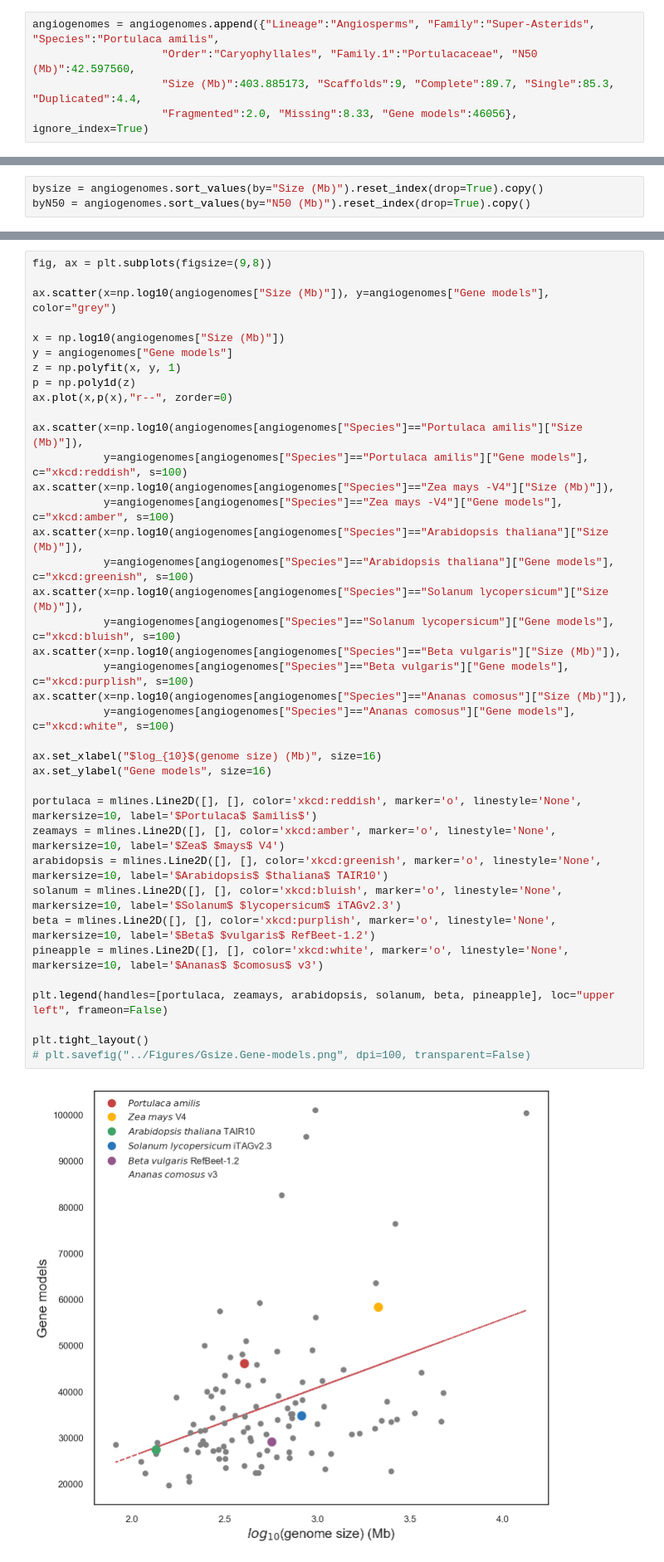
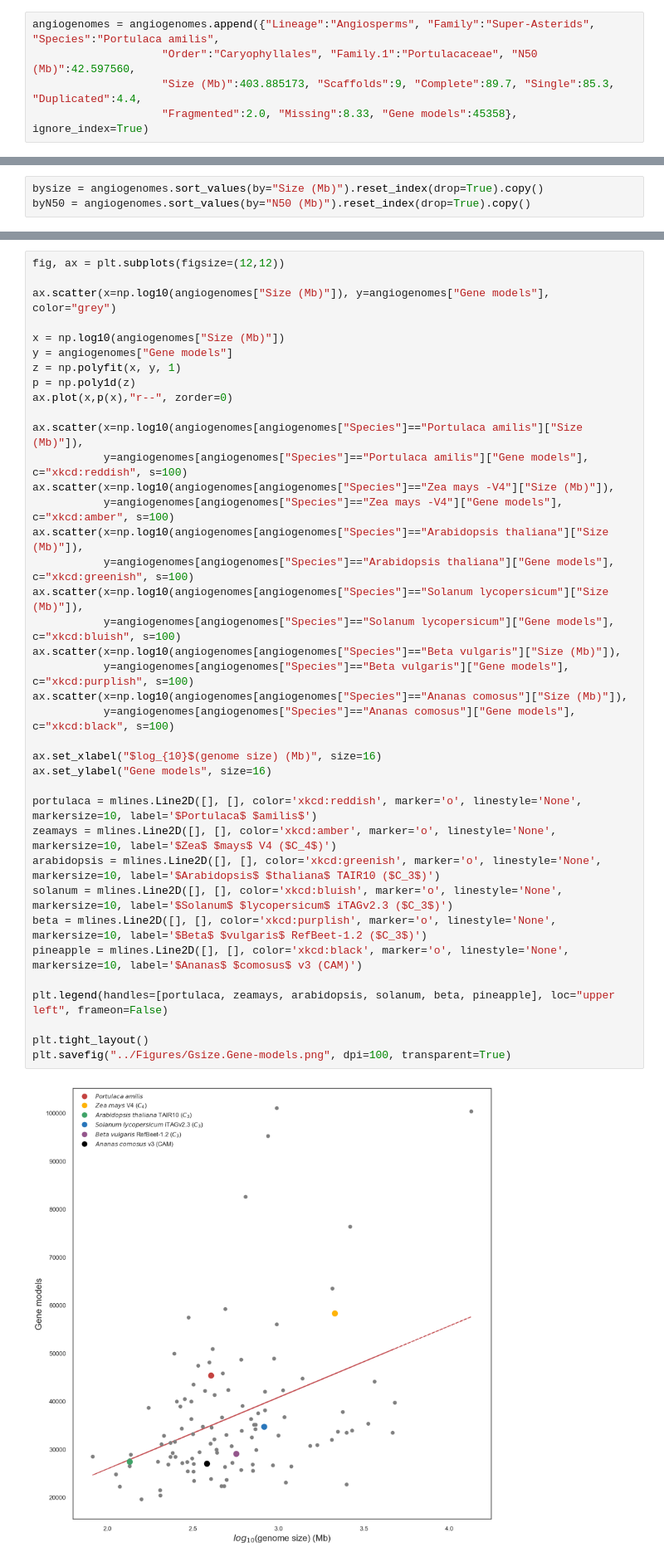
Before and after one commit to Yale-EEB723/finalproject, a Jupyter notebook: Notebooks/Genome_statistics.ipynb, the cells around one changed output, grey strips where cells are left out. Shown at 83% size. Drawn from its saved outputs; the diff is of its cells as text.

Commit message:
reformat genes-genome plot

```diff
--- a/Notebooks/Genome_statistics.ipynb
+++ b/Notebooks/Genome_statistics.ipynb
@@ -59,7 +62,7 @@ Now I'll add the data I have for _Portulaca amilis_.
 angiogenomes = angiogenomes.append({"Lineage":"Angiosperms", "Family":"Super-Asterids", "Species":"Portulaca amilis",
                     "Order":"Caryophyllales", "Family.1":"Portulacaceae", "N50 (Mb)":42.597560,
                     "Size (Mb)":403.885173, "Scaffolds":9, "Complete":89.7, "Single":85.3, "Duplicated":4.4,
-                    "Fragmented":2.0, "Missing":8.33, "Gene models":46056}, ignore_index=True)
+                    "Fragmented":2.0, "Missing":8.33, "Gene models":45358}, ignore_index=True)
 # %% [markdown]
 And we can look at the correlation among our numerical features.
 # %%
@@ -139,45 +142,45 @@ plt.tight_layout()
 # %% [output]
 [figure]
 # %%
-fig, ax = plt.subplots(figsize=(9,8))
+fig, ax = plt.subplots(figsize=(12,12))
 
 ax.scatter(x=np.log10(angiogenomes["Size (Mb)"]), y=angiogenomes["Gene models"], color="grey")
 
 x = np.log10(angiogenomes["Size (Mb)"])
 y = angiogenomes["Gene models"]
 z = np.polyfit(x, y, 1)
 p = np.poly1d(z)
 ax.plot(x,p(x),"r--", zorder=0)
 
 ax.scatter(x=np.log10(angiogenomes[angiogenomes["Species"]=="Portulaca amilis"]["Size (Mb)"]),
            y=angiogenomes[angiogenomes["Species"]=="Portulaca amilis"]["Gene models"], c="xkcd:reddish", s=100)
 ax.scatter(x=np.log10(angiogenomes[angiogenomes["Species"]=="Zea mays -V4"]["Size (Mb)"]),
            y=angiogenomes[angiogenomes["Species"]=="Zea mays -V4"]["Gene models"], c="xkcd:amber", s=100)
 ax.scatter(x=np.log10(angiogenomes[angiogenomes["Species"]=="Arabidopsis thaliana"]["Size (Mb)"]),
            y=angiogenomes[angiogenomes["Species"]=="Arabidopsis thaliana"]["Gene models"], c="xkcd:greenish", s=100)
 ax.scatter(x=np.log10(angiogenomes[angiogenomes["Species"]=="Solanum lycopersicum"]["Size (Mb)"]),
            y=angiogenomes[angiogenomes["Species"]=="Solanum lycopersicum"]["Gene models"], c="xkcd:bluish", s=100)
 ax.scatter(x=np.log10(angiogenomes[angiogenomes["Species"]=="Beta vulgaris"]["Size (Mb)"]),
            y=angiogenomes[angiogenomes["Species"]=="Beta vulgaris"]["Gene models"], c="xkcd:purplish", s=100)
 ax.scatter(x=np.log10(angiogenomes[angiogenomes["Species"]=="Ananas comosus"]["Size (Mb)"]),
-           y=angiogenomes[angiogenomes["Species"]=="Ananas comosus"]["Gene models"], c="xkcd:white", s=100)
+           y=angiogenomes[angiogenomes["Species"]=="Ananas comosus"]["Gene models"], c="xkcd:black", s=100)
 
 ax.set_xlabel("$log_{10}$(genome size) (Mb)", size=16)
 ax.set_ylabel("Gene models", size=16)
 
 portulaca = mlines.Line2D([], [], color='xkcd:reddish', marker='o', linestyle='None', markersize=10, label='$Portulaca$ $amilis$')
-zeamays = mlines.Line2D([], [], color='xkcd:amber', marker='o', linestyle='None', markersize=10, label='$Zea$ $mays$ V4')
-arabidopsis = mlines.Line2D([], [], color='xkcd:greenish', marker='o', linestyle='None', markersize=10, label='$Arabidopsis$ $thaliana$ TAIR10')
-solanum = mlines.Line2D([], [], color='xkcd:bluish', marker='o', linestyle='None', markersize=10, label='$Solanum$ $lycopersicum$ iTAGv2.3')
-beta = mlines.Line2D([], [], color='xkcd:purplish', marker='o', linestyle='None', markersize=10, label='$Beta$ $vulgaris$ RefBeet-1.2')
-pineapple = mlines.Line2D([], [], color='xkcd:white', marker='o', linestyle='None', markersize=10, label='$Ananas$ $comosus$ v3')
+zeamays = mlines.Line2D([], [], color='xkcd:amber', marker='o', linestyle='None', markersize=10, label='$Zea$ $mays$ V4 ($C_4$)')
+arabidopsis = mlines.Line2D([], [], color='xkcd:greenish', marker='o', linestyle='None', markersize=10, label='$Arabidopsis$ $thaliana$ TAIR10 ($C_3$)')
+solanum = mlines.Line2D([], [], color='xkcd:bluish', marker='o', linestyle='None', markersize=10, label='$Solanum$ $lycopersicum$ iTAGv2.3 ($C_3$)')
+beta = mlines.Line2D([], [], color='xkcd:purplish', marker='o', linestyle='None', markersize=10, label='$Beta$ $vulgaris$ RefBeet-1.2 ($C_3$)')
+pineapple = mlines.Line2D([], [], color='xkcd:black', marker='o', linestyle='None', markersize=10, label='$Ananas$ $comosus$ v3 (CAM)')
 
 plt.legend(handles=[portulaca, zeamays, arabidopsis, solanum, beta, pineapple], loc="upper left", frameon=False)
 
 plt.tight_layout()
-# plt.savefig("../Figures/Gsize.Gene-models.png", dpi=100, transparent=False)
+plt.savefig("../Figures/Gsize.Gene-models.png", dpi=100, transparent=True)
 # %% [output]
-[figure, old version]
+[figure, new version]
 # %% [markdown]
 ## 2. Repeat Analysis
 Here I'll show how to create a repeat landscape plot using the `.Rfam.tab` file created by [`parseRM.pl`](https://github.com/4ureliek/Parsing-RepeatMasker-Outputs) or `calcDivergenceFromAlign.pl`+ `createRepeatLandscape.pl` from the `RepeatMasker` accessory files.
```
Also changed, not shown: parts of 1 cell of this notebook, 12 other files.
